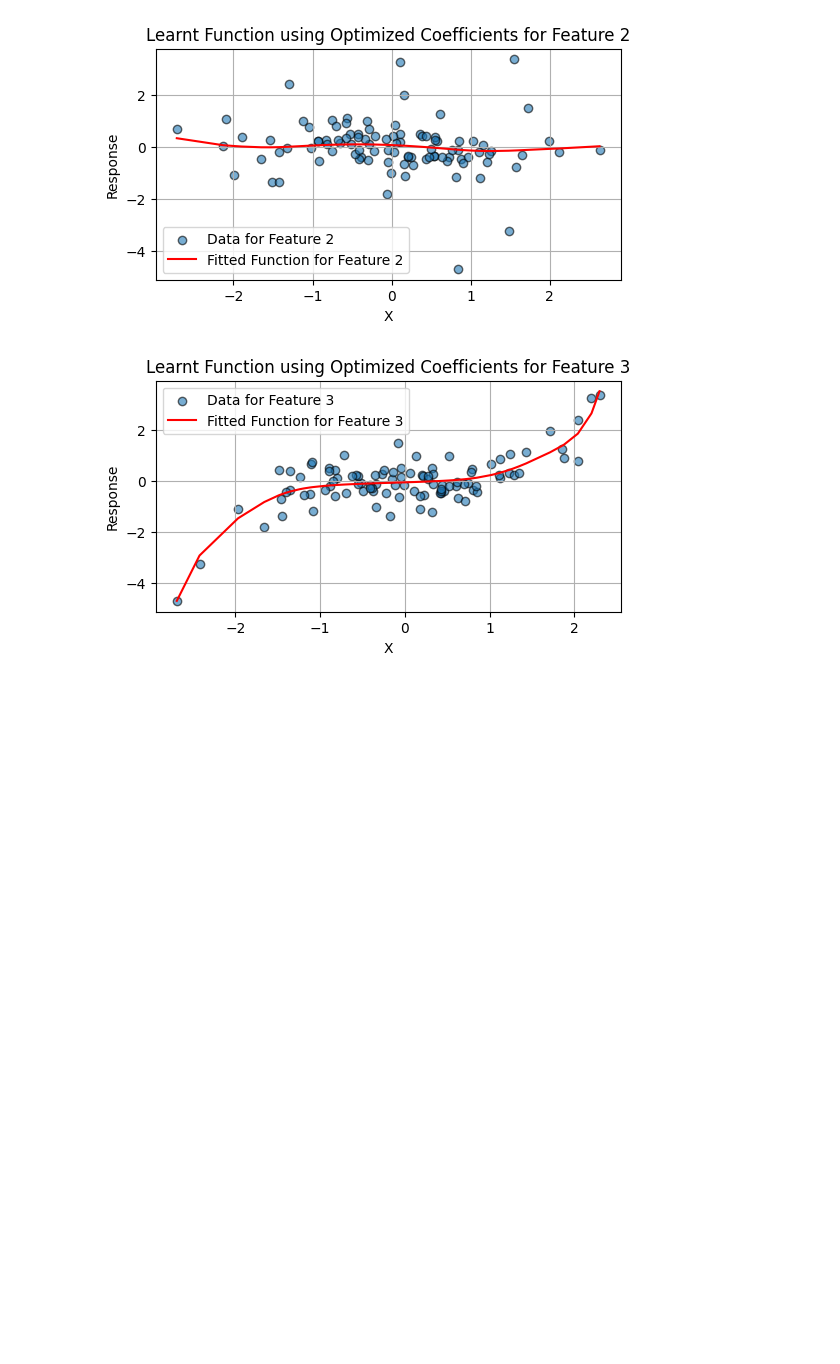
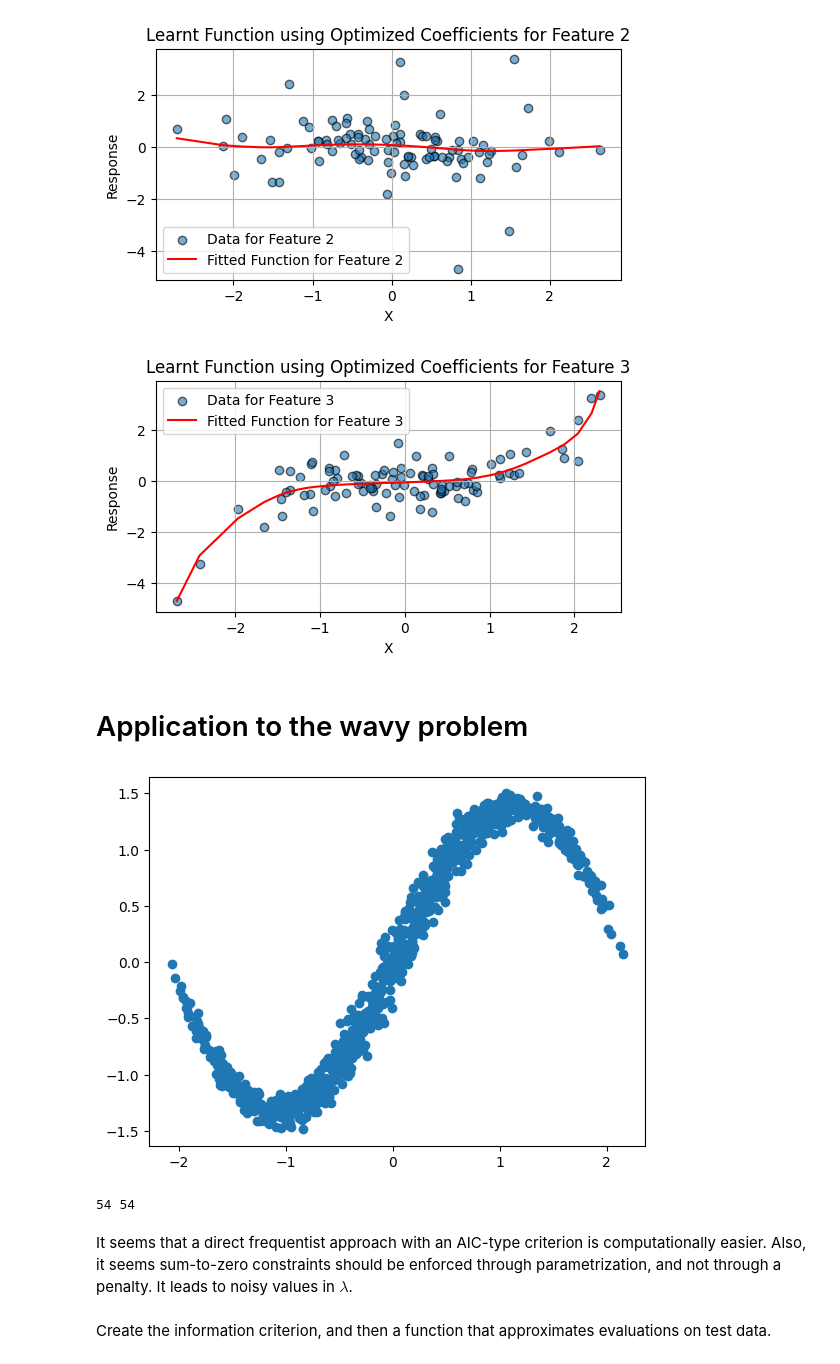
Before and after one commit to equinor/graphite-maps, a Jupyter notebook: docs/source/bayes-empirical-smoothing-autodiff.ipynb, the cells around one changed output. Cells and saved outputs as stored; diff of their text form; code cells hidden in the pictures; blank space fills up the shorter version.

Commit message:
solve wavy problem

```diff
--- a/docs/source/bayes-empirical-smoothing-autodiff.ipynb
+++ b/docs/source/bayes-empirical-smoothing-autodiff.ipynb
@@ -463,3 +463,59 @@ log-det Hessian: 313.8984926906531
 [figure]
 [figure]
 [figure]
+# %% [markdown]
+# Application to the wavy problem
+# %%
+import scipy.stats
+
+def sample_wavy_distribution(size):
+    # First draw some rotation samples from a beta distribution, then scale
+    # them to the range between -pi and +2pi
+    seeds = scipy.stats.beta.rvs(
+        a       = 2,
+        b       = 2,
+        size    = size)*2*np.pi-1*np.pi
+
+    # Plot the rotation samples on a straight spiral
+    X       = np.column_stack((
+        seeds[:,np.newaxis],
+        np.sin(seeds)[:,np.newaxis]))#*((1+seeds+np.pi)/(3*np.pi)*5)[:,np.newaxis]
+
+    # X   += (scipy.stats.norm.rvs(size=size)*scipy.stats.norm.pdf(seeds))[:,np.newaxis]
+
+    # Offset each sample along the spiral's normal vector by scaled Gaussian
+    # noise
+    # Normal is (-dy,dx)
+    # (dx,dy) of sin curve is (1,np.cos(seeds))
+    X   += np.column_stack([
+        -np.cos(seeds)/np.sqrt(np.cos(seeds)**2 + 1),
+        np.sqrt(np.cos(seeds)**2 + 1)])*(scipy.stats.norm.rvs(scale=0.3,size=size)*scipy.stats.norm.pdf(seeds,scale=2))[:,np.newaxis]
+    X[:,0] /= 1.5
+    X[:,1] *= 1.5
+    return X
+
+p=2
+n = 1000
+X = sample_wavy_distribution(n)
+
+# Standardize the data
+scaler_X = StandardScaler()
+X_scaled = scaler_X.fit_transform(X)
+plt.scatter(X_scaled[:,0],X_scaled[:,1])
+plt.show()
+# %% [output]
+[figure, added]
+# %%
+degree = 3
+k = 50#int(np.ceil(n**(1./5)))
+Bx = [create_bspline_basis(X_scaled[:,j], k=k, degree=degree) for j in range(p)]
+X_basis = [Bx[j](X_scaled[:,j]) for j in range(p)]
+X_expanded = np.hstack(X_basis)
+nbasis = X_basis[0].shape[1]
+nbasis_mono = X_basis[p - 1].shape[1]
+print(nbasis, nbasis_mono)
+# %% [output]
+54 54
+# %% [markdown]
+It seems that a direct frequentist approach with an AIC-type criterion is computationally easier.
+Also, it seems sum-to-zero constraints should be enforced through parametrization, and not through a penalty. It leads to noisy values in $\lambda$.
@@ -465,0 +561,2 @@ log-det Hessian: 313.8984926906531
+# %% [markdown]
+Create the information criterion, and then a function that approximates evaluations on test data.
```
Also changed, not shown: parts of 13 cells of this notebook.
